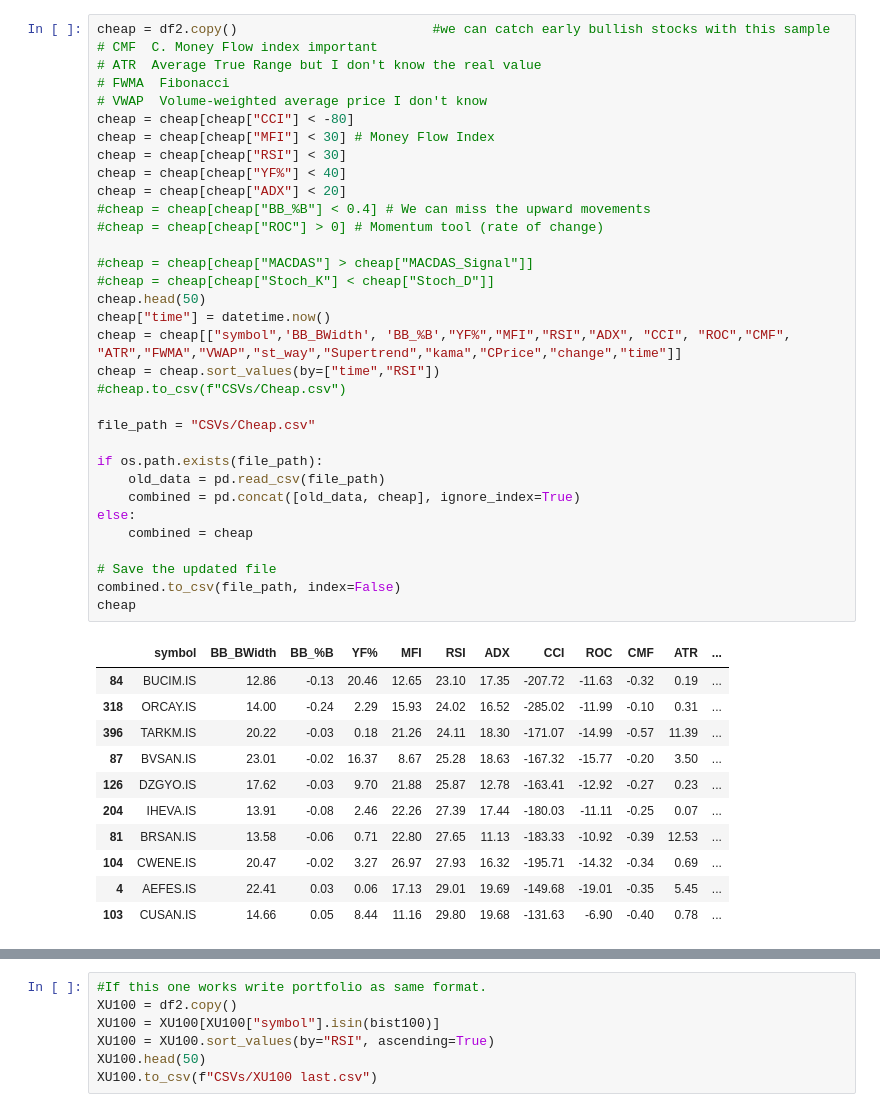
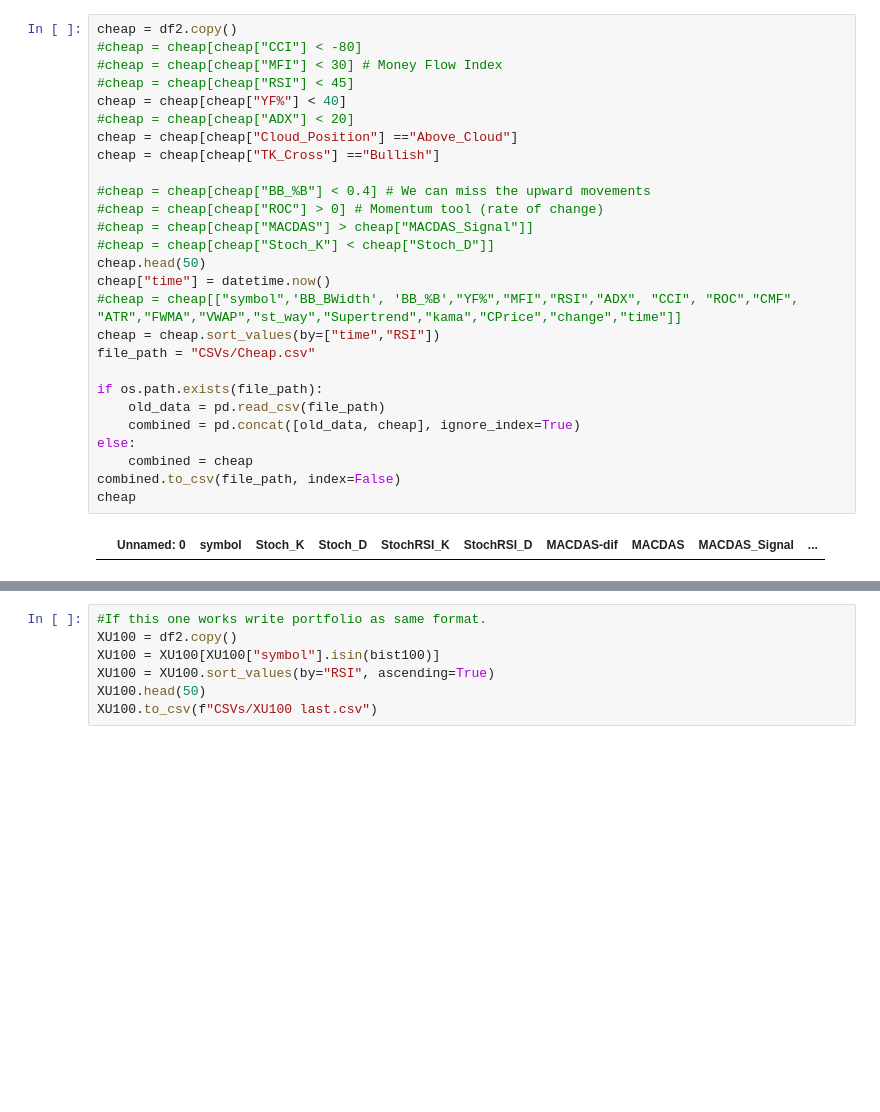
Before and after one commit to TolgaUyanik/StockMarket, a Jupyter notebook: Stock_Market_Main.ipynb, the cells around one changed output, grey strips where cells are left out. Saved outputs shown, nothing was run; the diff lists cells and outputs as text; blank space fills up the shorter version.

```diff
--- a/Stock_Market_Main.ipynb
+++ b/Stock_Market_Main.ipynb
@@ -238,48 +214,32 @@ df3
 # %%
-cheap = df2.copy()                         #we can catch early bullish stocks with this sample
-# CMF  C. Money Flow index important
-# ATR  Average True Range but I don't know the real value
-# FWMA	Fibonacci
-# VWAP	Volume-weighted average price I don't know
-cheap = cheap[cheap["CCI"] < -80]
-cheap = cheap[cheap["MFI"] < 30] # Money Flow Index
-cheap = cheap[cheap["RSI"] < 30]
+cheap = df2.copy()
+#cheap = cheap[cheap["CCI"] < -80]
+#cheap = cheap[cheap["MFI"] < 30] # Money Flow Index
+#cheap = cheap[cheap["RSI"] < 45]
 cheap = cheap[cheap["YF%"] < 40]
-cheap = cheap[cheap["ADX"] < 20]
+#cheap = cheap[cheap["ADX"] < 20]
+cheap = cheap[cheap["Cloud_Position"] =="Above_Cloud"]
+cheap = cheap[cheap["TK_Cross"] =="Bullish"]
+
 #cheap = cheap[cheap["BB_%B"] < 0.4] # We can miss the upward movements
 #cheap = cheap[cheap["ROC"] > 0] # Momentum tool (rate of change)
-
 #cheap = cheap[cheap["MACDAS"] > cheap["MACDAS_Signal"]]
 #cheap = cheap[cheap["Stoch_K"] < cheap["Stoch_D"]]
 cheap.head(50)
 cheap["time"] = datetime.now()
-cheap = cheap[["symbol",'BB_BWidth', 'BB_%B',"YF%","MFI","RSI","ADX", "CCI", "ROC","CMF", "ATR","FWMA","VWAP","st_way","Supertrend","kama","CPrice","change","time"]]
+#cheap = cheap[["symbol",'BB_BWidth', 'BB_%B',"YF%","MFI","RSI","ADX", "CCI", "ROC","CMF", "ATR","FWMA","VWAP","st_way","Supertrend","kama","CPrice","change","time"]]
 cheap = cheap.sort_values(by=["time","RSI"])
-#cheap.to_csv(f"CSVs/Cheap.csv")
-
 file_path = "CSVs/Cheap.csv"
 
 if os.path.exists(file_path):
     old_data = pd.read_csv(file_path)
     combined = pd.concat([old_data, cheap], ignore_index=True)
 else:
     combined = cheap
-
-# Save the updated file
 combined.to_csv(file_path, index=False)
 cheap
 # %% [output]
-|  | symbol | BB_BWidth | BB_%B | YF% | MFI | RSI | ADX | CCI | ROC | CMF | ATR | ... |
-| 84 | BUCIM.IS | 12.86 | -0.13 | 20.46 | 12.65 | 23.10 | 17.35 | -207.72 | -11.63 | -0.32 | 0.19 | ... |
-| 318 | ORCAY.IS | 14.00 | -0.24 | 2.29 | 15.93 | 24.02 | 16.52 | -285.02 | -11.99 | -0.10 | 0.31 | ... |
-| 396 | TARKM.IS | 20.22 | -0.03 | 0.18 | 21.26 | 24.11 | 18.30 | -171.07 | -14.99 | -0.57 | 11.39 | ... |
-| 87 | BVSAN.IS | 23.01 | -0.02 | 16.37 | 8.67 | 25.28 | 18.63 | -167.32 | -15.77 | -0.20 | 3.50 | ... |
-| 126 | DZGYO.IS | 17.62 | -0.03 | 9.70 | 21.88 | 25.87 | 12.78 | -163.41 | -12.92 | -0.27 | 0.23 | ... |
-| 204 | IHEVA.IS | 13.91 | -0.08 | 2.46 | 22.26 | 27.39 | 17.44 | -180.03 | -11.11 | -0.25 | 0.07 | ... |
-| 81 | BRSAN.IS | 13.58 | -0.06 | 0.71 | 22.80 | 27.65 | 11.13 | -183.33 | -10.92 | -0.39 | 12.53 | ... |
-| 104 | CWENE.IS | 20.47 | -0.02 | 3.27 | 26.97 | 27.93 | 16.32 | -195.71 | -14.32 | -0.34 | 0.69 | ... |
-| 4 | AEFES.IS | 22.41 | 0.03 | 0.06 | 17.13 | 29.01 | 19.69 | -149.68 | -19.01 | -0.35 | 5.45 | ... |
-| 103 | CUSAN.IS | 14.66 | 0.05 | 8.44 | 11.16 | 29.80 | 19.68 | -131.63 | -6.90 | -0.40 | 0.78 | ... |
+|  | Unnamed: 0 | symbol | Stoch_K | Stoch_D | StochRSI_K | StochRSI_D | MACDAS-dif | MACDAS | MACDAS_Signal | ... |
 # %%
 daily_trades = df2.copy()  # Create a copy of the dataframe for daily trading signals
 
```
Also changed, not shown: parts of 14 cells of this notebook, 26 other files.
